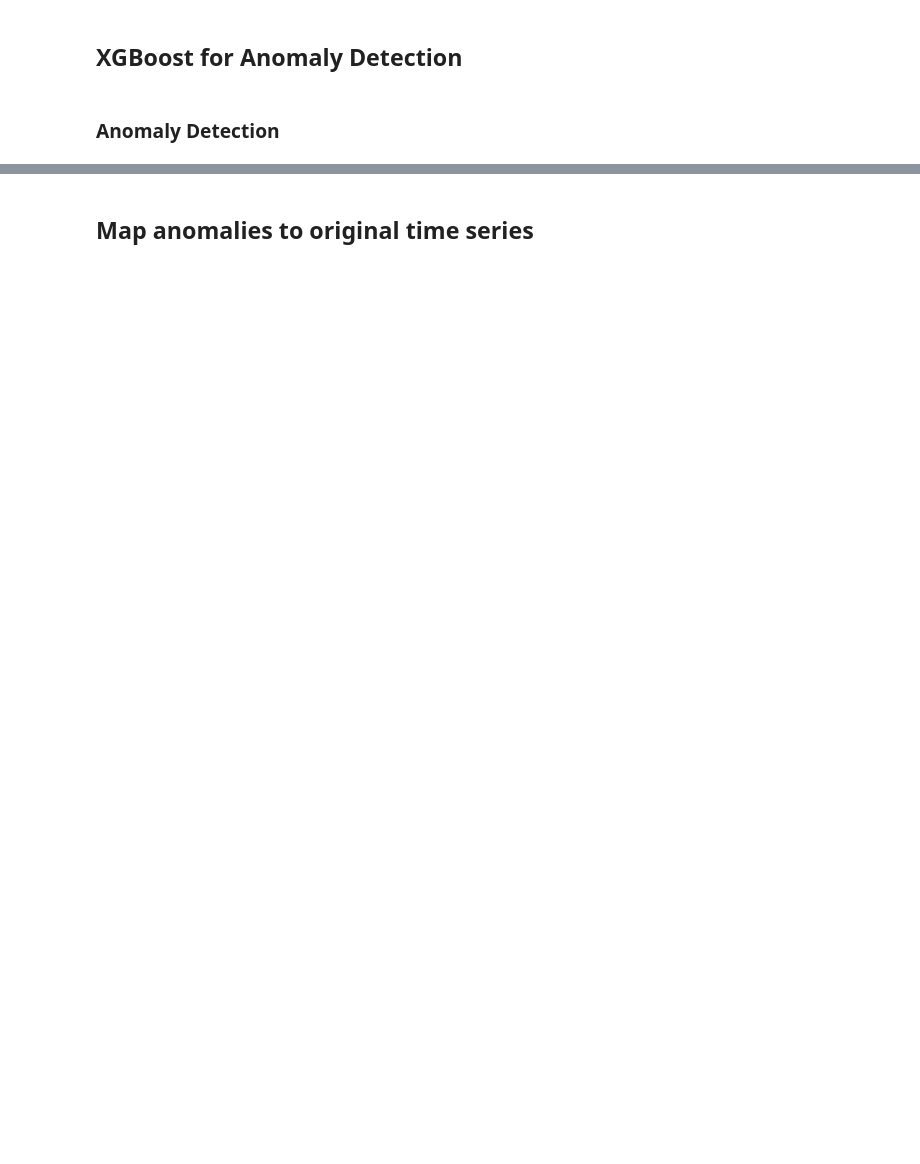
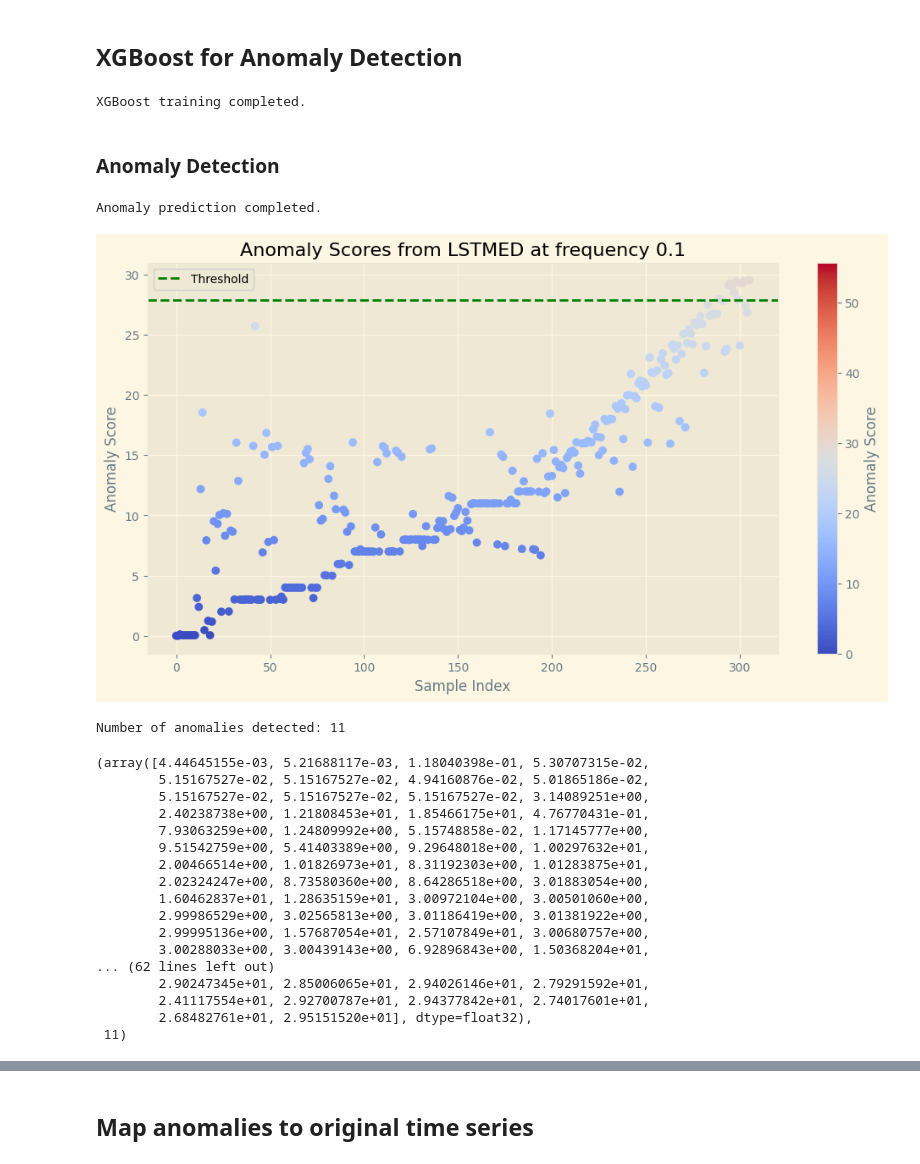
Before and after one commit to Anatr1/timeseries-anomaly-detection, a Jupyter notebook: src/test_xgboost-regression.ipynb, the cells around one changed output, grey strips where cells are left out. Saved outputs shown, nothing was run; the diff lists cells and outputs as text; code cells hidden in the pictures; blank space fills up the shorter version.

```diff
--- a/src/test_xgboost-regression.ipynb
+++ b/src/test_xgboost-regression.ipynb
@@ -80,12 +128,8 @@ X_train5, y_train5, X_test5, y_test5 = get_train_test_data(df_features, df_featu
 xgb_model = XGBRegressor(n_estimators=100, learning_rate=0.1, random_state=42)
 xgb_model.fit(X_train, y_train)
 
-xgb_model_1 = XGBRegressor(n_estimators=100, learning_rate=0.1, random_state=42)
-xgb_model_1.fit(X_train, y_train1)
-
-xgb_model_2 = XGBRegressor(n_estimators=100, learning_rate=0.1, random_state=42)
-xgb_model_2.fit(X_train, y_train5)
-
 print("XGBoost training completed.")
+# %% [output]
+XGBoost training completed.
 # %% [markdown]
 ### Anomaly Detection
@@ -96,3 +136,36 @@ plot_anomalies(xgb_model_2, X_test5, y_test5, freq, xgboost=True)
+# %%
+#def compute_reconstruction_error(model, X):
+#    X_pred = model.predict(X)
+#    mse = np.mean(np.power(X - X_pred, 2), axis=1)
+#    return mse
+
+# Compute reconstruction error for test data
+#anomaly_scores = compute_reconstruction_error(xgb_model, X_test_scaled)
+
+# Plot anomalies
+#threshold = np.mean(anomaly_scores) + 2 * np.std(anomaly_scores)
+plot_anomalies(xgb_model, X_test, y_test, freq)
+# %% [output]
+Anomaly prediction completed.
+[figure, added]
+Number of anomalies detected: 11
+(array([4.44645155e-03, 5.21688117e-03, 1.18040398e-01, 5.30707315e-02,
+        5.15167527e-02, 5.15167527e-02, 4.94160876e-02, 5.01865186e-02,
+        5.15167527e-02, 5.15167527e-02, 5.15167527e-02, 3.14089251e+00,
+        2.40238738e+00, 1.21808453e+01, 1.85466175e+01, 4.76770431e-01,
+        7.93063259e+00, 1.24809992e+00, 5.15748858e-02, 1.17145777e+00,
+        9.51542759e+00, 5.41403389e+00, 9.29648018e+00, 1.00297632e+01,
+        2.00466514e+00, 1.01826973e+01, 8.31192303e+00, 1.01283875e+01,
+        2.02324247e+00, 8.73580360e+00, 8.64286518e+00, 3.01883054e+00,
+        1.60462837e+01, 1.28635159e+01, 3.00972104e+00, 3.00501060e+00,
+        2.99986529e+00, 3.02565813e+00, 3.01186419e+00, 3.01381922e+00,
+        2.99995136e+00, 1.57687054e+01, 2.57107849e+01, 3.00680757e+00,
+        3.00288033e+00, 3.00439143e+00, 6.92896843e+00, 1.50368204e+01,
+... (62 lines left out)
+        2.90247345e+01, 2.85006065e+01, 2.94026146e+01, 2.79291592e+01,
+        2.41117554e+01, 2.92700787e+01, 2.94377842e+01, 2.74017601e+01,
+        2.68482761e+01, 2.95151520e+01], dtype=float32),
+ 11)
 # %%
 # Compute metrics
 anomaly_scores, y_test_binary = compute_metrics(xgb_model, X_test, y_test)
```
Also changed, not shown: parts of 10 cells of this notebook, 16 other files.
